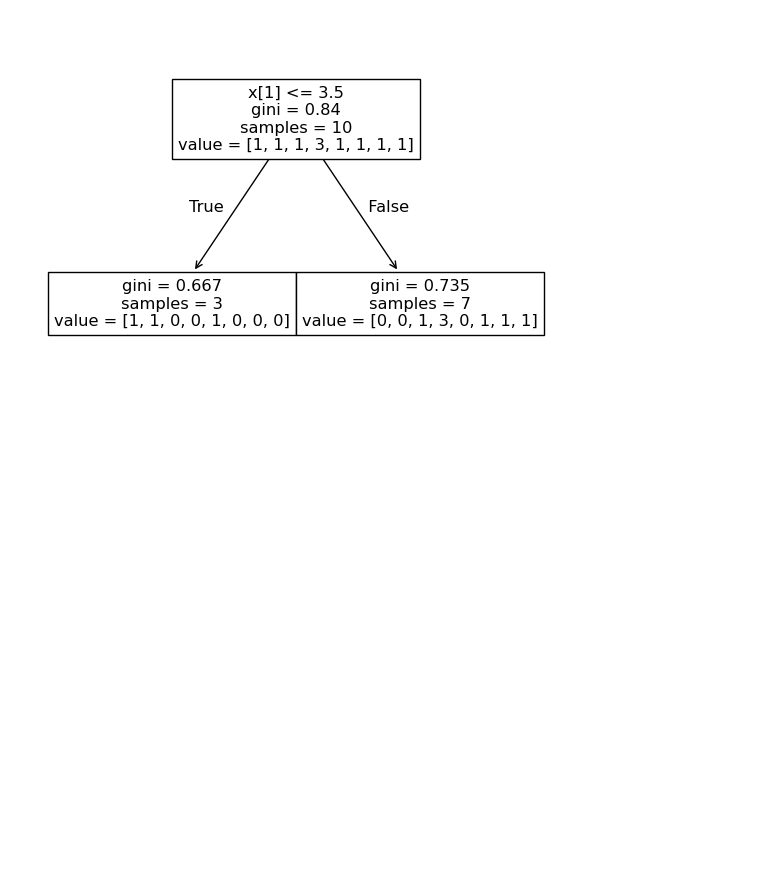
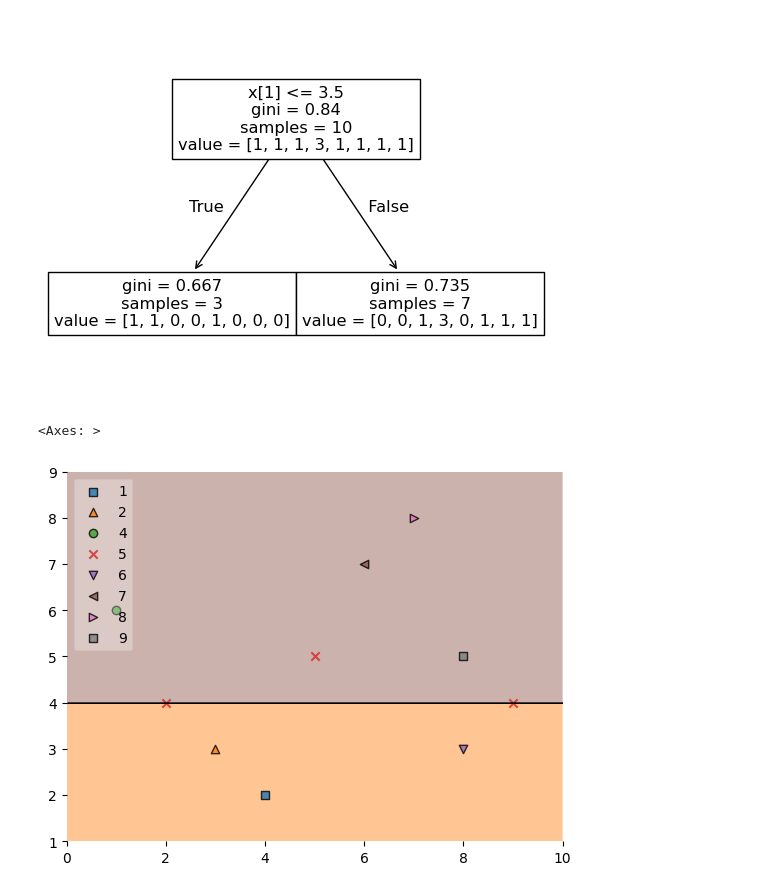
Before and after one commit to Aaaaddddyyyyyyyy/Machine-Learning-repo, a Jupyter notebook: Adaboost_algo.ipynb, the cells around one changed output. Drawn from its saved outputs; the diff is of its cells as text; code cells hidden in the pictures; blank space fills up the shorter version.

```diff
--- a/Adaboost_algo.ipynb
+++ b/Adaboost_algo.ipynb
@@ -51,3 +51,8 @@ plot_tree(dt1)
  Text(0.75, 0.25, 'gini = 0.735\nsamples = 7\nvalue = [0, 0, 1, 3, 0, 1, 1, 1]'),
  Text(0.625, 0.5, '  False')]
 [figure]
+# %%
+plot_decision_regions(X,y,clf=dt1,legend=2)
+# %% [output]
+<Axes: >
+[figure, added]
```
